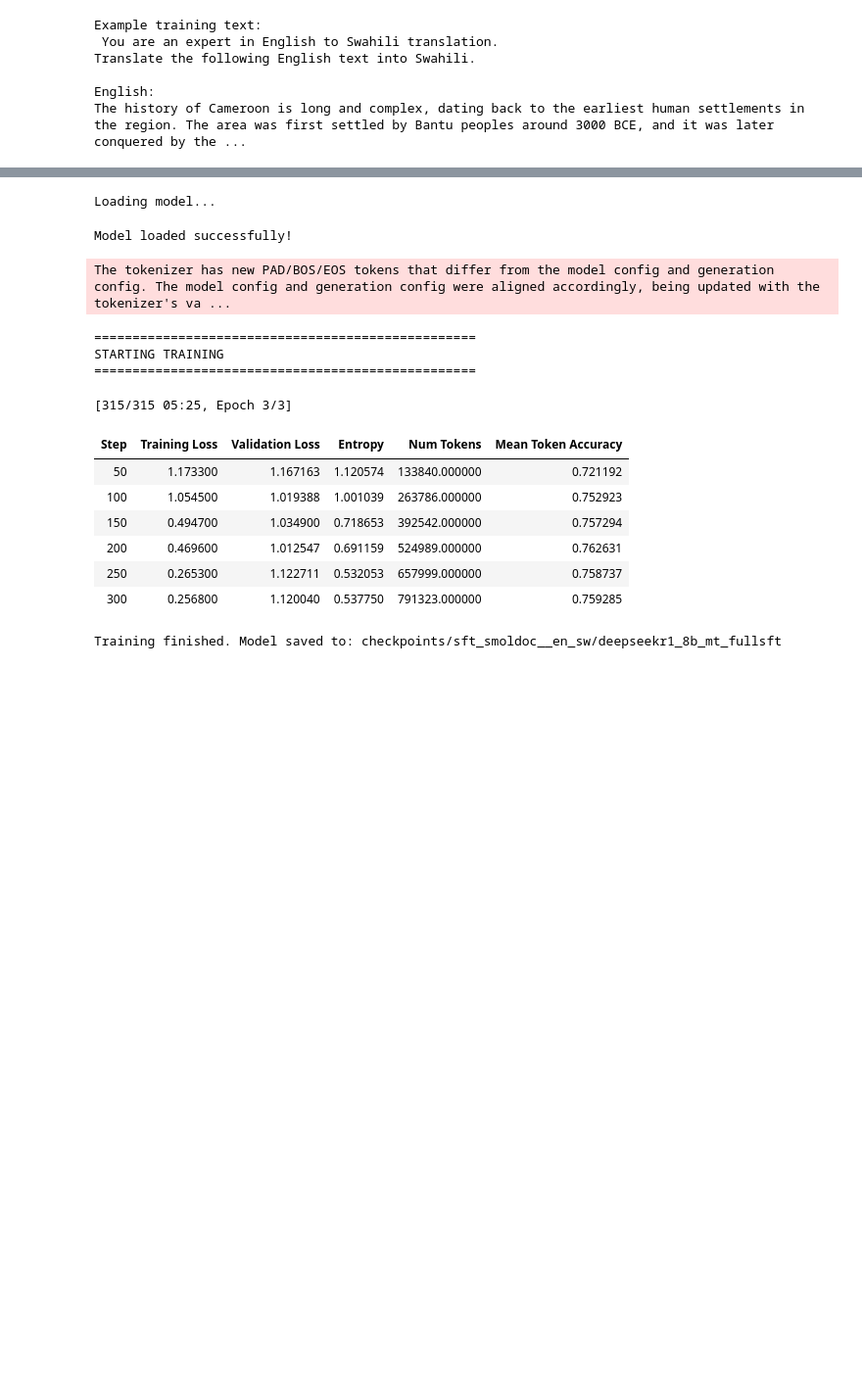
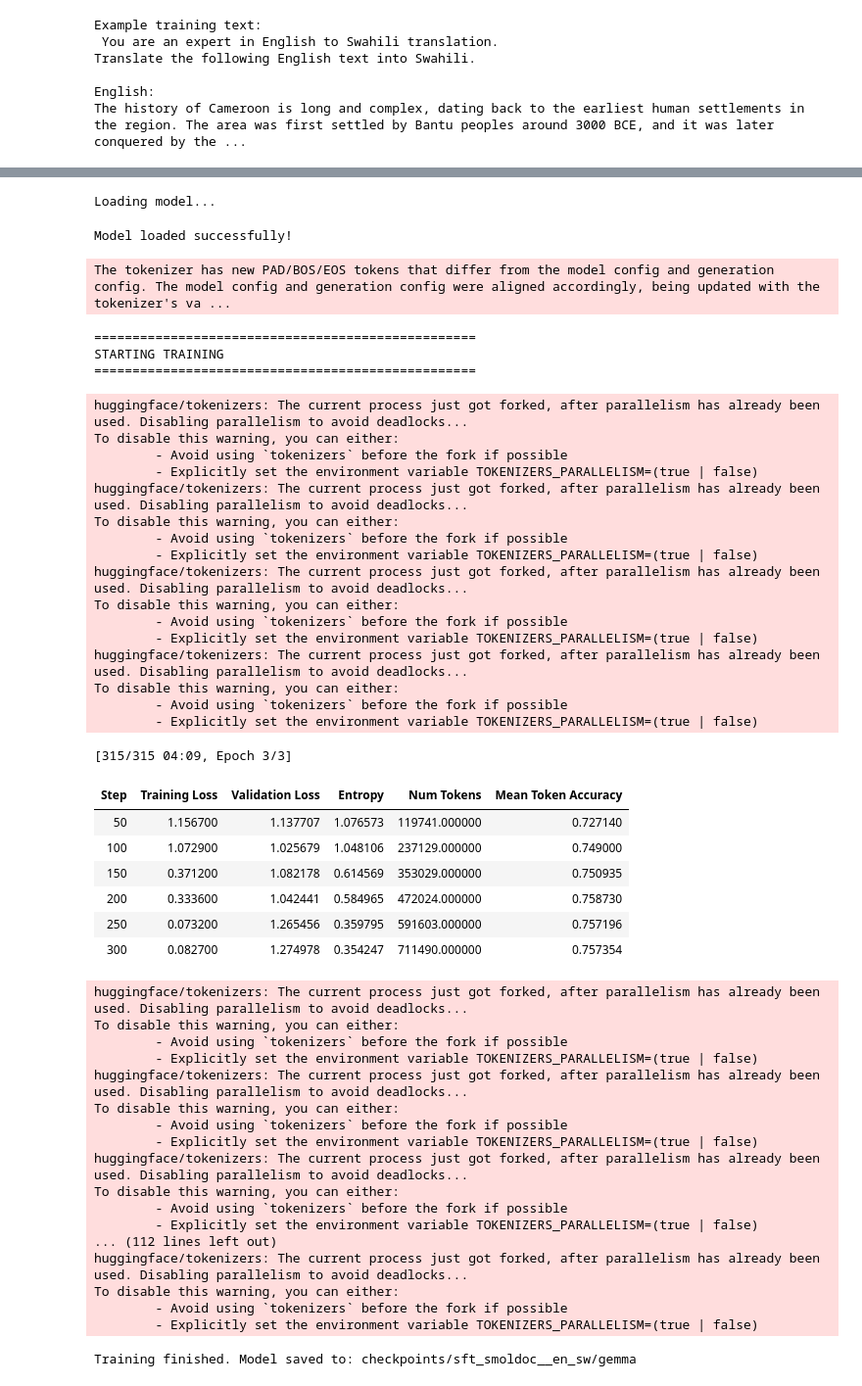
Before and after one commit to au-nlp/project-milestone-p2-group22, a Jupyter notebook: experiments/sft/sft-gemma.ipynb, the cells around one changed output, grey strips where cells are left out. Shown at 98% size. Saved outputs shown, nothing was run; the diff lists cells and outputs as text; code cells hidden in the pictures; blank space fills up the shorter version.

```diff
--- a/stf-deepseek.ipynb
+++ b/experiments/sft/sft-gemma.ipynb
@@ -1,11 +1,11 @@
 # %%
-# MT Adaptation with SmolDoc: FULL SFT on H100 (DeepSeek-R1-0528-Qwen3-8B)
+#MT Adaptation with SmolDoc: SFT on H100
+
 import os
 import torch
-from tqdm import tqdm
 
 from datasets import Dataset, DatasetDict
-from transformers import AutoTokenizer, AutoModelForCausalLM, pipeline
+from transformers import AutoModelForCausalLM, AutoTokenizer
 
 from trl import SFTTrainer, SFTConfig
 
@@ -17,8 +17,8 @@ torch.set_float32_matmul_precision("high")  # helps on H100
 
 SMOLDOC_CONFIG = "smoldoc__en_sw"
 
-# Base model: DeepSeek R1 distilled into Qwen3 8B arch
-SFT_MODEL_NAME = "deepseek-ai/DeepSeek-R1-0528-Qwen3-8B"
+# Base model for full SFT (change this to other models: llama, gemma, etc.)
+SFT_MODEL_NAME = "google/gemma-3-4b-it"
 
 OUTPUT_DIR_SFT = f"checkpoints/sft_{SMOLDOC_CONFIG}"
 os.makedirs("checkpoints", exist_ok=True)
@@ -28,7 +28,7 @@ print("SFT base model:", SFT_MODEL_NAME)
 
 # --- Load SmolDoc + factuality annotations, pick one config, build text field ---
 
-datasets = get_extended_datasets(save_path="data/smoldoc_datasets", overwrite=False)
+datasets = get_extended_datasets(save_path="../../data/smoldoc_datasets", overwrite=False)
 ds_full: Dataset = datasets[SMOLDOC_CONFIG]
 
 print(ds_full)
@@ -110,7 +110,7 @@ English:
 The history of Cameroon is long and complex, dating back to the earliest human settlements in the region. The area was first settled by Bantu peoples around 3000 BCE, and it was later conquered by the ...
 # %%
 # --- Tokenizer ---
-tokenizer_sft = AutoTokenizer.from_pretrained(SFT_MODEL_NAME, trust_remote_code=True)
+tokenizer_sft = AutoTokenizer.from_pretrained(SFT_MODEL_NAME)
 if tokenizer_sft.pad_token is None:
     tokenizer_sft.pad_token = tokenizer_sft.eos_token
 tokenizer_sft.padding_side = "right"
@@ -152,7 +152,6 @@ print("\nLoading model...")
 model_sft = AutoModelForCausalLM.from_pretrained(
     SFT_MODEL_NAME,
     torch_dtype=torch.bfloat16,
-    trust_remote_code=True,
     attn_implementation="flash_attention_2",
 )
 model_sft.config.use_cache = False  # Required for gradient checkpointing
@@ -176,8 +175,8 @@ print("="*50 + "\n")
 
 trainer_sft.train()
 
-# --- Save deepseekr1_8b_mt_fullsft model ---
-final_dir = os.path.join(OUTPUT_DIR_SFT, "deepseekr1_8b_mt_fullsft")
+# --- Save gemma model ---
+final_dir = os.path.join(OUTPUT_DIR_SFT, "gemma")
 trainer_sft.save_model(final_dir)
 tokenizer_sft.save_pretrained(final_dir)
 
@@ -188,16 +186,49 @@ Unrecognized keys in `rope_scaling` for 'rope_type'='yarn': {'attn_factor'}
 Loading model...
 Model loaded successfully!
 The tokenizer has new PAD/BOS/EOS tokens that differ from the model config and generation config. The model config and generation config were aligned accordingly, being updated with the tokenizer's va ...
 ==================================================
 STARTING TRAINING
 ==================================================
-[315/315 05:25, Epoch 3/3]
+huggingface/tokenizers: The current process just got forked, after parallelism has already been used. Disabling parallelism to avoid deadlocks...
+To disable this warning, you can either:
+        - Avoid using `tokenizers` before the fork if possible
+        - Explicitly set the environment variable TOKENIZERS_PARALLELISM=(true | false)
+huggingface/tokenizers: The current process just got forked, after parallelism has already been used. Disabling parallelism to avoid deadlocks...
+To disable this warning, you can either:
+        - Avoid using `tokenizers` before the fork if possible
+        - Explicitly set the environment variable TOKENIZERS_PARALLELISM=(true | false)
+huggingface/tokenizers: The current process just got forked, after parallelism has already been used. Disabling parallelism to avoid deadlocks...
+To disable this warning, you can either:
+        - Avoid using `tokenizers` before the fork if possible
+        - Explicitly set the environment variable TOKENIZERS_PARALLELISM=(true | false)
+huggingface/tokenizers: The current process just got forked, after parallelism has already been used. Disabling parallelism to avoid deadlocks...
+To disable this warning, you can either:
+        - Avoid using `tokenizers` before the fork if possible
+        - Explicitly set the environment variable TOKENIZERS_PARALLELISM=(true | false)
+[315/315 04:09, Epoch 3/3]
 | Step | Training Loss | Validation Loss | Entropy | Num Tokens | Mean Token Accuracy |
-| 50 | 1.173300 | 1.167163 | 1.120574 | 133840.000000 | 0.721192 |
-| 100 | 1.054500 | 1.019388 | 1.001039 | 263786.000000 | 0.752923 |
-| 150 | 0.494700 | 1.034900 | 0.718653 | 392542.000000 | 0.757294 |
-| 200 | 0.469600 | 1.012547 | 0.691159 | 524989.000000 | 0.762631 |
-| 250 | 0.265300 | 1.122711 | 0.532053 | 657999.000000 | 0.758737 |
-| 300 | 0.256800 | 1.120040 | 0.537750 | 791323.000000 | 0.759285 |
+| 50 | 1.156700 | 1.137707 | 1.076573 | 119741.000000 | 0.727140 |
+| 100 | 1.072900 | 1.025679 | 1.048106 | 237129.000000 | 0.749000 |
+| 150 | 0.371200 | 1.082178 | 0.614569 | 353029.000000 | 0.750935 |
+| 200 | 0.333600 | 1.042441 | 0.584965 | 472024.000000 | 0.758730 |
+| 250 | 0.073200 | 1.265456 | 0.359795 | 591603.000000 | 0.757196 |
+| 300 | 0.082700 | 1.274978 | 0.354247 | 711490.000000 | 0.757354 |
-Training finished. Model saved to: checkpoints/sft_smoldoc__en_sw/deepseekr1_8b_mt_fullsft
+huggingface/tokenizers: The current process just got forked, after parallelism has already been used. Disabling parallelism to avoid deadlocks...
+To disable this warning, you can either:
+        - Avoid using `tokenizers` before the fork if possible
+        - Explicitly set the environment variable TOKENIZERS_PARALLELISM=(true | false)
+huggingface/tokenizers: The current process just got forked, after parallelism has already been used. Disabling parallelism to avoid deadlocks...
+To disable this warning, you can either:
+        - Avoid using `tokenizers` before the fork if possible
+        - Explicitly set the environment variable TOKENIZERS_PARALLELISM=(true | false)
+huggingface/tokenizers: The current process just got forked, after parallelism has already been used. Disabling parallelism to avoid deadlocks...
+To disable this warning, you can either:
+        - Avoid using `tokenizers` before the fork if possible
+        - Explicitly set the environment variable TOKENIZERS_PARALLELISM=(true | false)
+... (112 lines left out)
+huggingface/tokenizers: The current process just got forked, after parallelism has already been used. Disabling parallelism to avoid deadlocks...
+To disable this warning, you can either:
+        - Avoid using `tokenizers` before the fork if possible
+        - Explicitly set the environment variable TOKENIZERS_PARALLELISM=(true | false)
+Training finished. Model saved to: checkpoints/sft_smoldoc__en_sw/gemma
 # %%
```
Also changed, not shown: parts of 3 cells of this notebook, 13 other files.
